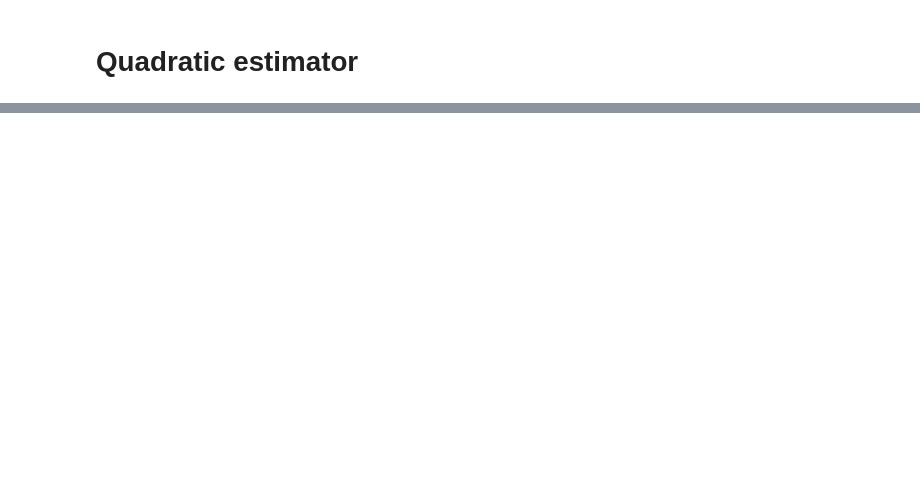
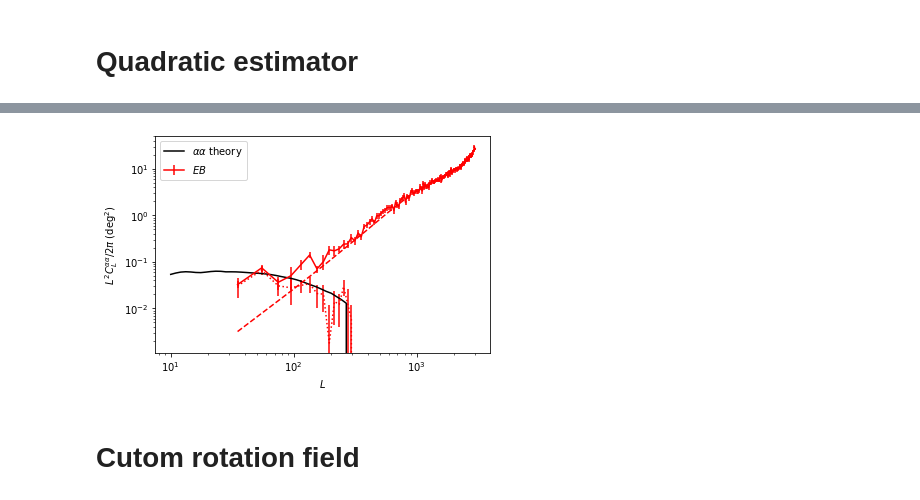
Before and after one commit to winstonyin/cmb_simulation, a Jupyter notebook: cmb_simulation.ipynb, the cells around one changed output, grey strips where cells are left out. Saved outputs shown, nothing was run; the diff lists cells and outputs as text; code cells hidden in the pictures; blank space fills up the shorter version.

```diff
--- a/cmb_simulation.ipynb
+++ b/cmb_simulation.ipynb
@@ -380,0 +443,25 @@ plt.show()
+# %%
+# rotated
+lmin = 5
+lmax = 3000
+qe_rot = RotationEstimator(cmb, teb_len_rot_obs, detector, lensed=True)
+params = {'EB': 'r'}
+qe_rot_XY = dict()
+delta = 20
+
+aa_spec.plot(np.logspace(1, 3), scale=scale2deg, fmt='k-', label=r'$\alpha\alpha$ theory') # theory alpha-alpha spectrum
+for key, param in params.items():
+    qe_rot_XY[key] = qe_rot.evaluateQE(key, lmin, lmax)
+    qe_rot_XY[key].binSpectrum(delta, lmin, lmax).plot(scale=scale2deg, fmt=param+'-', label='$%s$'%key) # estimator auto spectrum
+    qe_rot.plotNoise(key, lmin, lmax, delta, scale=scale2deg, errorbars=False, logaxis='both', fmt=param+'--') # reconstruction noise spectrum
+    binnedCorrelation(a, qe_rot_XY[key], delta, lmin, lmax).plot(scale=scale2deg, fmt=param+':')
+
+plt.xlabel('$L$')
+plt.ylabel(r'$L^2 C^{\alpha\alpha}_L / 2\pi$ (deg$^2$)')
+plt.legend()
+plt.show()
+# validate: solid lines (estimator auto spectra) follow dashed lines (reconstruction noise)
+# %% [output]
+[figure, added]
+# %% [markdown]
+# Cutom rotation field
```
Also changed, not shown: parts of 16 cells of this notebook, 1 other file.
